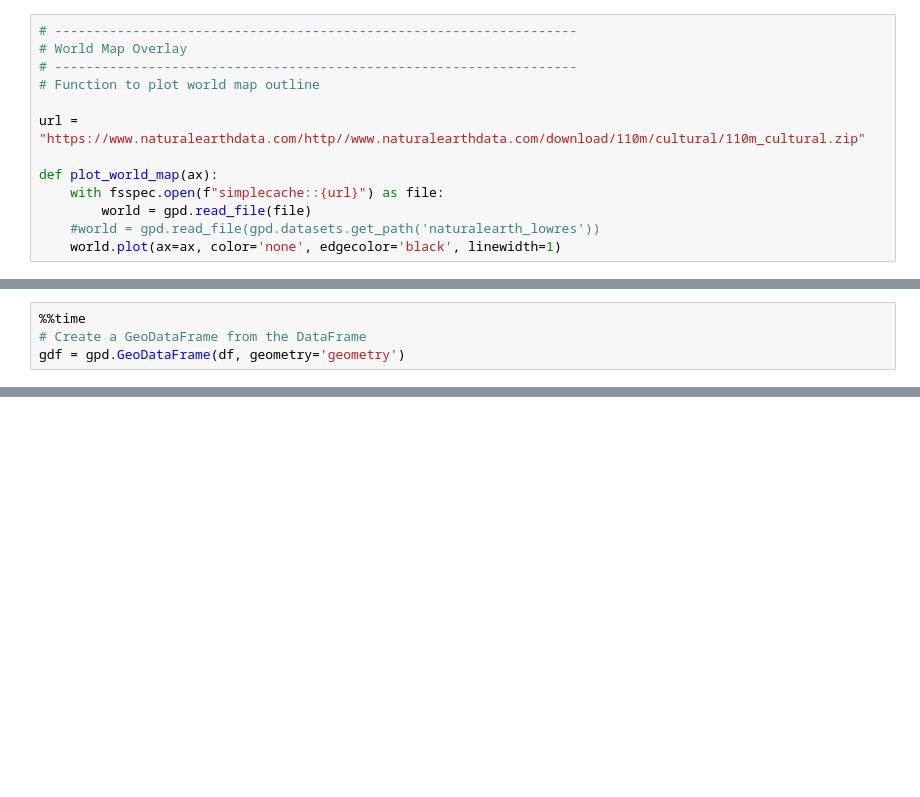
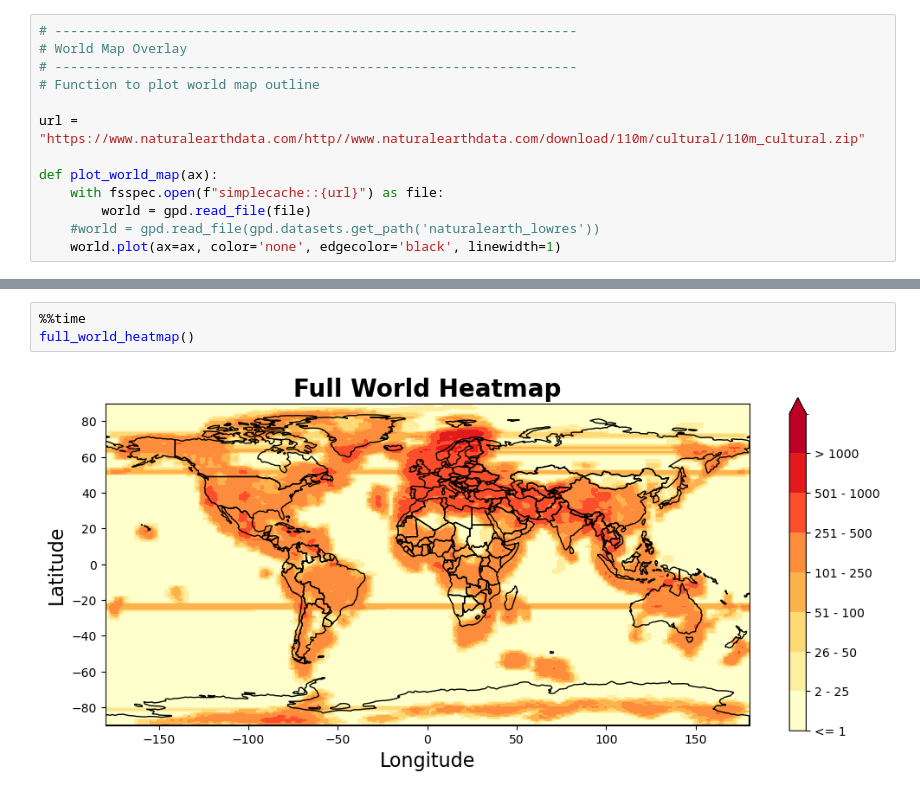
Before and after one commit to YaliWang2019/ASF-Heatmaps, a Jupyter notebook: HMWin_Update.ipynb, the cells around one changed output, grey strips where cells are left out. Drawn from its saved outputs; the diff is of its cells as text; blank space fills up the shorter version.

```diff
--- a/HMWin_Update.ipynb
+++ b/HMWin_Update.ipynb
@@ -57,4 +52,0 @@ Wall time: 55.3 s
-# %%
-%%time
-# Create a GeoDataFrame from the DataFrame
-gdf = gpd.GeoDataFrame(df, geometry='geometry')
@@ -106,0 +111,5 @@ Wall time: 64.1 ms
+# %%
+%%time
+full_world_heatmap()
+# %% [output]
+[figure, added]
```
Also changed, not shown: parts of 26 cells of this notebook, 3 other files.
